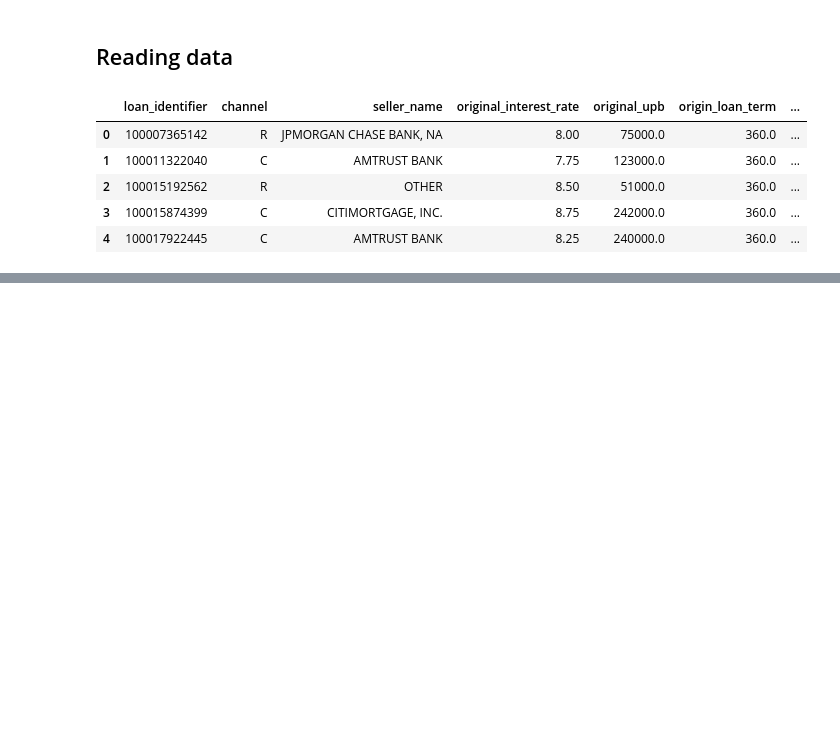
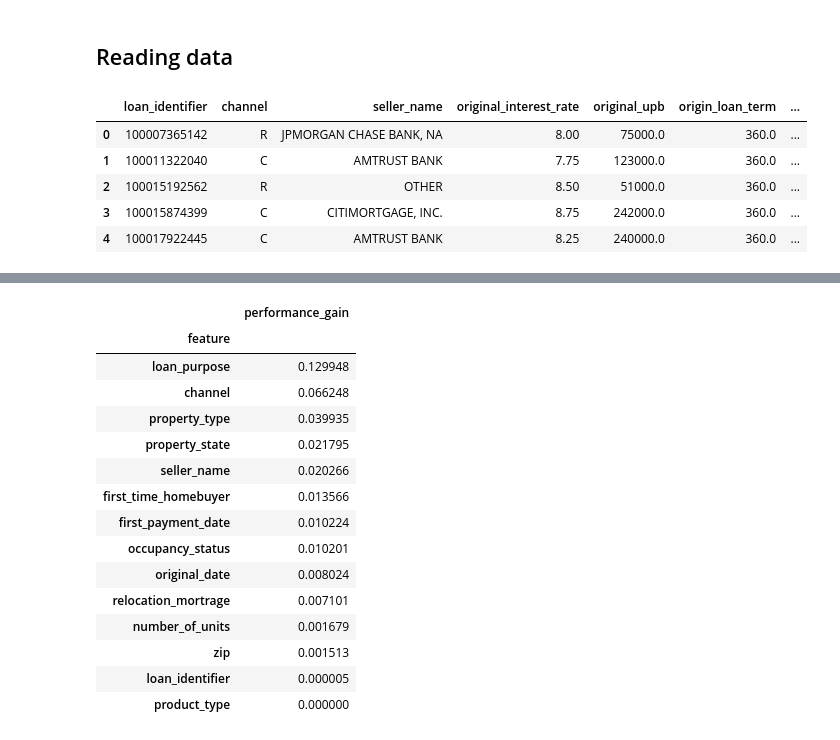
Before and after one commit to emisaycheese/mortgage-data-analysis, a Jupyter notebook: Feature analysis.ipynb, the cells around one changed output, grey strips where cells are left out. Saved outputs shown, nothing was run; the diff lists cells and outputs as text; code cells hidden in the pictures; blank space fills up the shorter version.

```diff
--- a/Feature analysis.ipynb
+++ b/Feature analysis.ipynb
@@ -95,0 +109,7 @@ performance.limit(5).toPandas()
+# %%
+from pyspark.sql.functions import col
+
+foreclosed_loans = (performance
+    .filter(col('foreclosure_date').isNotNull())
+    .select('loan_identifier')
+    .cache())
@@ -95,0 +152,3 @@ performance.limit(5).toPandas()
+# %%
+for column in string_columns:
+    show_performance_gains(acquisition, column)
@@ -95,0 +224,33 @@ performance.limit(5).toPandas()
+# %%
+string_columns = [item[0] for item in acquisition.dtypes if item[1].startswith('string')]
+
+average_performance_gains = (pd.DataFrame([
+    ( column,
+      (performance_gains(acquisition, column)
+         .groupBy()
+         .agg(F.sum(col('total_percentage') * col('performance_gain')).alias('performance_gain'))
+         .select(format_double(col('performance_gain')))
+         .collect()[0][0]))
+    for column in string_columns ],
+    columns=['feature', 'performance_gain'])
+    .set_index('feature')
+    .sort_values('performance_gain', ascending=False))
+# %%
+average_performance_gains
+# %% [output]
+|  | performance_gain |
+| feature |  |
+| loan_purpose | 0.129948 |
+| channel | 0.066248 |
+| property_type | 0.039935 |
+| property_state | 0.021795 |
+| seller_name | 0.020266 |
+| first_time_homebuyer | 0.013566 |
+| first_payment_date | 0.010224 |
+| occupancy_status | 0.010201 |
+| original_date | 0.008024 |
+| relocation_mortrage | 0.007101 |
+| number_of_units | 0.001679 |
+| zip | 0.001513 |
+| loan_identifier | 0.000005 |
+| product_type | 0.000000 |
```
Also changed, not shown: parts of 8 cells of this notebook.
